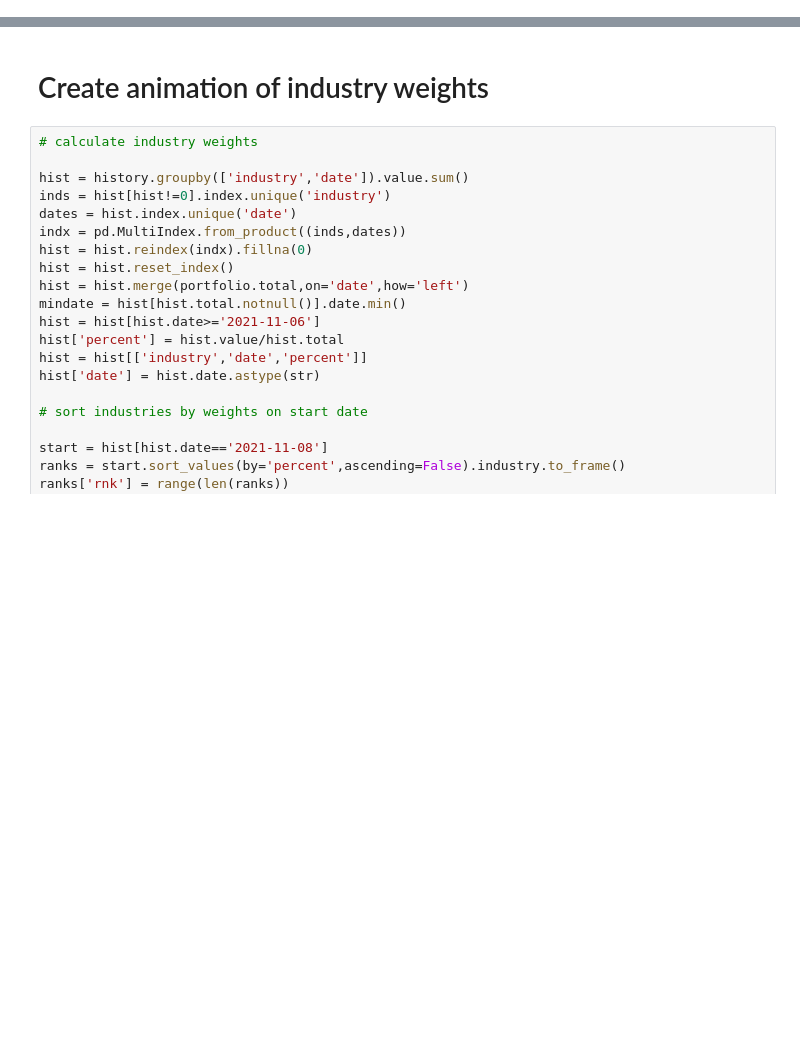
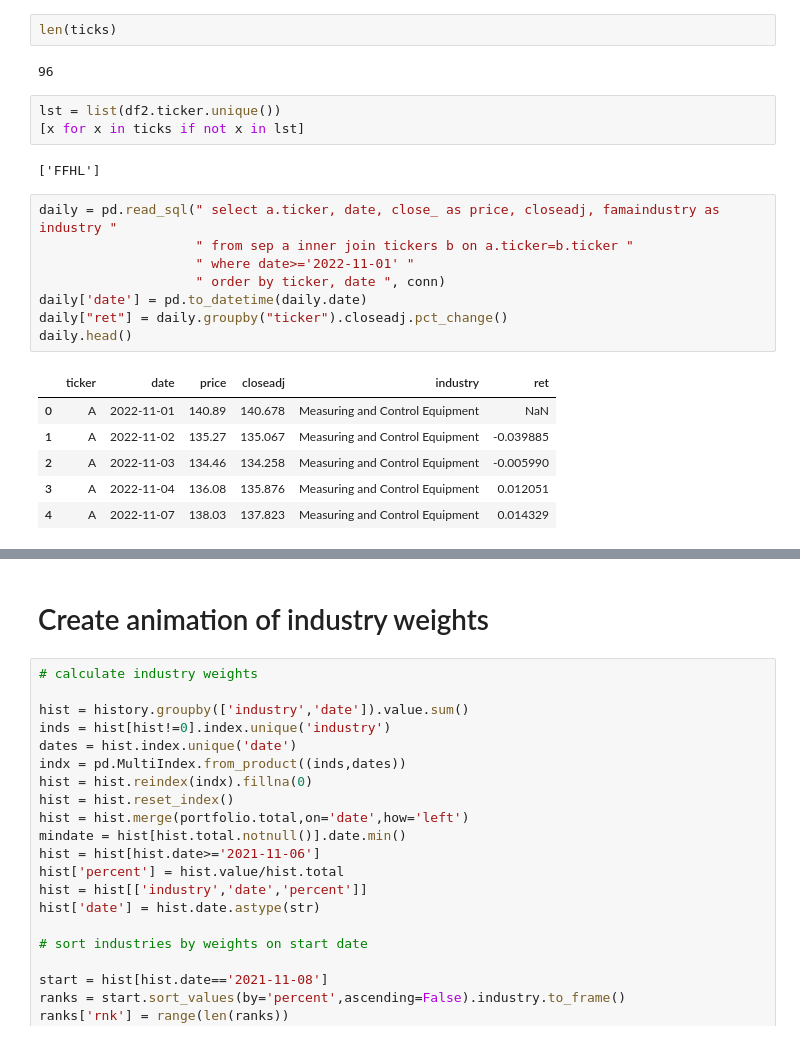
Before and after one commit to bbcx-investments/mgmt767, a Jupyter notebook: PortfolioHistory3.ipynb, the cells around one changed output, grey strips where cells are left out. Saved outputs shown, nothing was run; the diff lists cells and outputs as text; blank space fills up the shorter version.

```diff
--- a/PortfolioHistory3.ipynb
+++ b/PortfolioHistory3.ipynb
@@ -1 +146,25 @@
+# %%
+len(ticks)
+# %% [output]
+96
+# %%
+lst = list(df2.ticker.unique())
+[x for x in ticks if not x in lst]
+# %% [output]
+['FFHL']
+# %%
+daily = pd.read_sql(" select a.ticker, date, close_ as price, closeadj, famaindustry as industry "
+                    " from sep a inner join tickers b on a.ticker=b.ticker "
+                    " where date>='2022-11-01' "
+                    " order by ticker, date ", conn)
+daily['date'] = pd.to_datetime(daily.date)
+daily["ret"] = daily.groupby("ticker").closeadj.pct_change()
+daily.head()
+# %% [output]
+|  | ticker | date | price | closeadj | industry | ret |
+| 0 | A | 2022-11-01 | 140.89 | 140.678 | Measuring and Control Equipment | NaN |
+| 1 | A | 2022-11-02 | 135.27 | 135.067 | Measuring and Control Equipment | -0.039885 |
+| 2 | A | 2022-11-03 | 134.46 | 134.258 | Measuring and Control Equipment | -0.005990 |
+| 3 | A | 2022-11-04 | 136.08 | 135.876 | Measuring and Control Equipment | 0.012051 |
+| 4 | A | 2022-11-07 | 138.03 | 137.823 | Measuring and Control Equipment | 0.014329 |
 # %%
```
Also changed, not shown: parts of 28 cells of this notebook, 3 other files.
